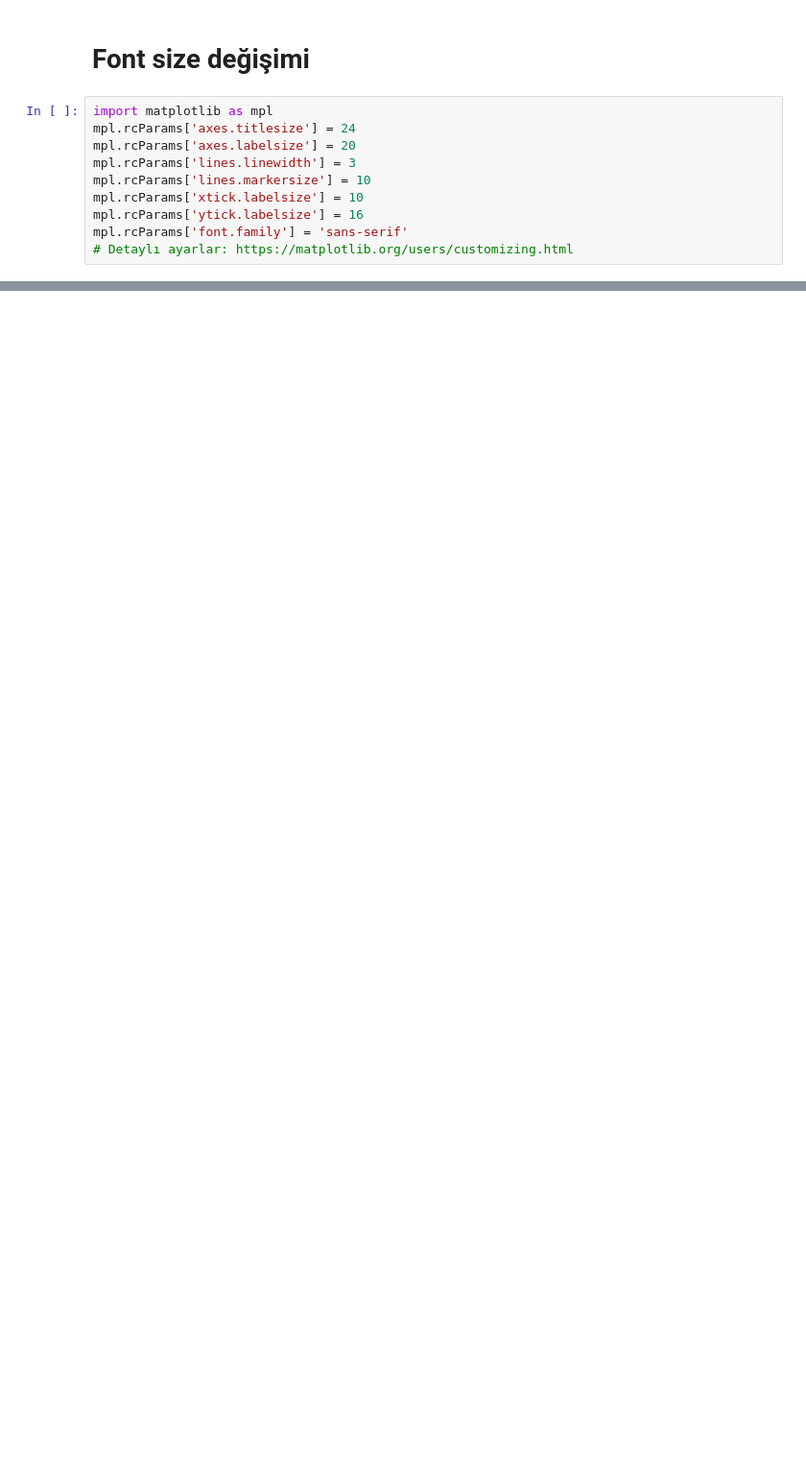
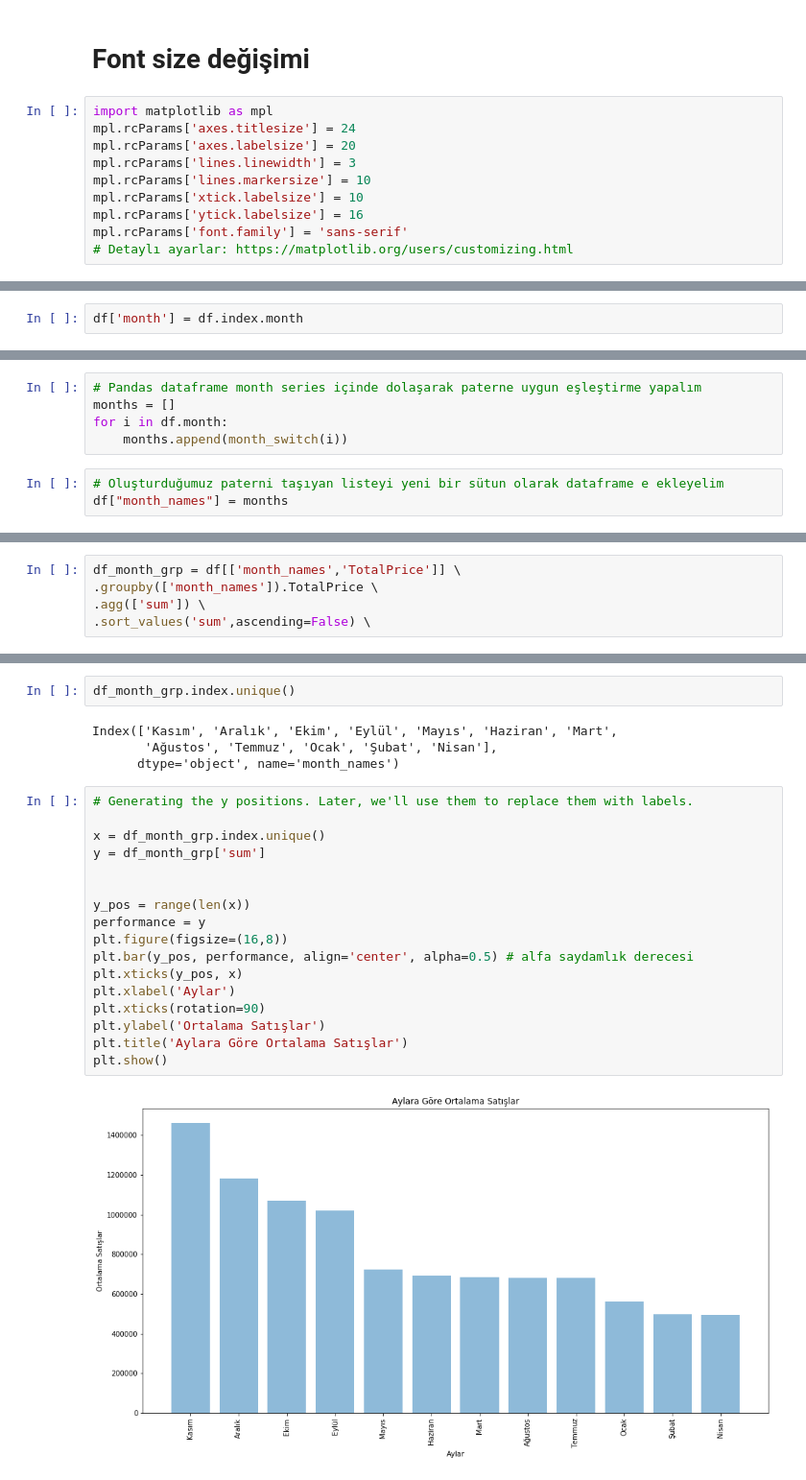
Before and after one commit to veribilimiokulu/bogazici-compec-python-ml, a Jupyter notebook: 04_matplotlib/05. matplotlib barplot.ipynb, the cells around one changed output, grey strips where cells are left out. Shown at 96% size. Cells and saved outputs as stored; diff of their text form; blank space fills up the shorter version.

```diff
--- a/04_matplotlib/05. matplotlib barplot.ipynb
+++ b/04_matplotlib/05. matplotlib barplot.ipynb
@@ -125,0 +152,2 @@ plt.show()
+# %%
+df['month'] = df.index.month
@@ -125,0 +173,8 @@ plt.show()
+# %%
+# Pandas dataframe month series içinde dolaşarak paterne uygun eşleştirme yapalım
+months = []
+for i in df.month:
+    months.append(month_switch(i))
+# %%
+# Oluşturduğumuz paterni taşıyan listeyi yeni bir sütun olarak dataframe e ekleyelim
+df["month_names"] = months
@@ -125,0 +191,5 @@ plt.show()
+# %%
+df_month_grp = df[['month_names','TotalPrice']] \
+.groupby(['month_names']).TotalPrice \
+.agg(['sum']) \
+.sort_values('sum',ascending=False) \
@@ -125,0 +206,25 @@ plt.show()
+# %%
+df_month_grp.index.unique()
+# %% [output]
+Index(['Kasım', 'Aralık', 'Ekim', 'Eylül', 'Mayıs', 'Haziran', 'Mart',
+       'Ağustos', 'Temmuz', 'Ocak', 'Şubat', 'Nisan'],
+      dtype='object', name='month_names')
+# %%
+# Generating the y positions. Later, we'll use them to replace them with labels.
+
+x = df_month_grp.index.unique()
+y = df_month_grp['sum']
+
+
+y_pos = range(len(x))
+performance = y
+plt.figure(figsize=(16,8))
+plt.bar(y_pos, performance, align='center', alpha=0.5) # alfa saydamlık derecesi
+plt.xticks(y_pos, x)
+plt.xlabel('Aylar')
+plt.xticks(rotation=90)
+plt.ylabel('Ortalama Satışlar')
+plt.title('Aylara Göre Ortalama Satışlar')
+plt.show()
+# %% [output]
+[figure, added]
```
Also changed, not shown: parts of 11 cells of this notebook, 25 other files.
